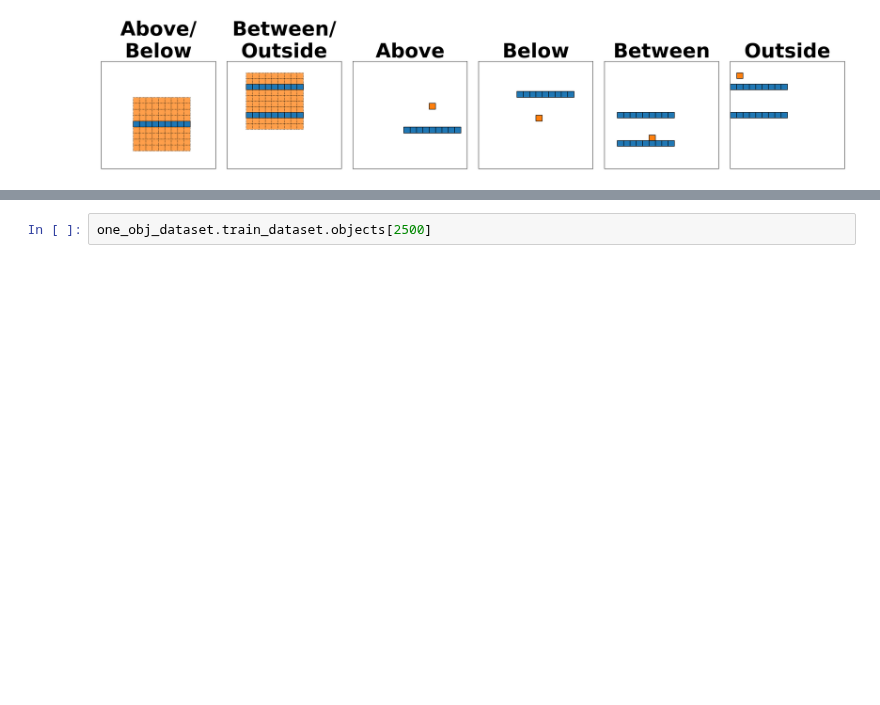
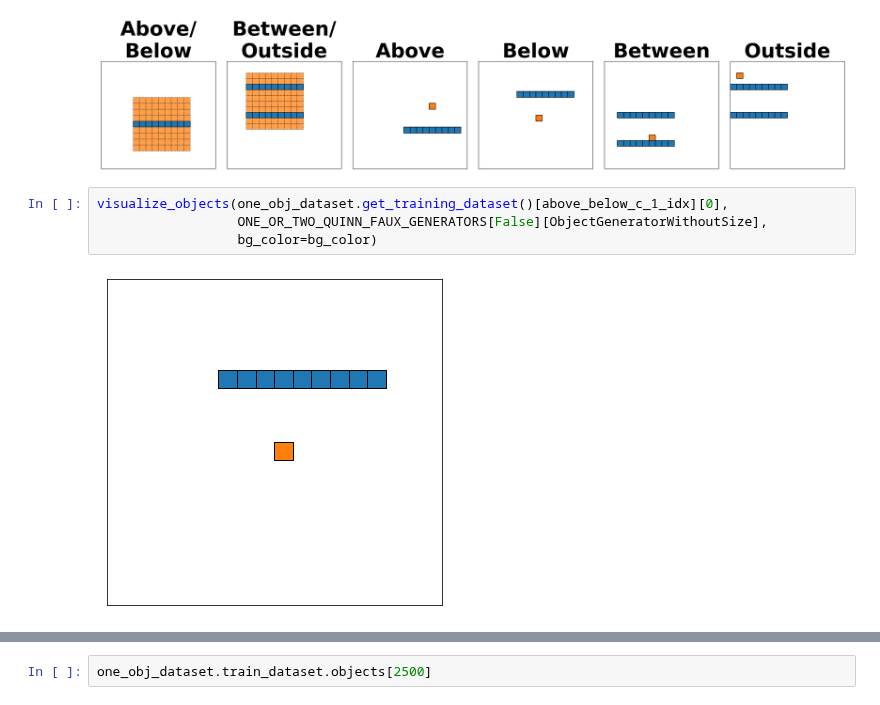
Before and after one commit to guydav/simple-relational-reasoning, a Jupyter notebook: notebooks/QuinnObjectVisualizations.ipynb, the cells around one changed output, grey strips where cells are left out. Drawn from its saved outputs; the diff is of its cells as text; blank space fills up the shorter version.

```diff
--- a/notebooks/QuinnObjectVisualizations.ipynb
+++ b/notebooks/QuinnObjectVisualizations.ipynb
@@ -739,3 +741,9 @@ Figure:
 % \vspace{-.25in}
 \end{wrapfigure}
 [figure]
+# %%
+visualize_objects(one_obj_dataset.get_training_dataset()[above_below_c_1_idx][0],
+                  ONE_OR_TWO_QUINN_FAUX_GENERATORS[False][ObjectGeneratorWithoutSize],
+                  bg_color=bg_color)
+# %% [output]
+[figure, added]
```
Also changed, not shown: parts of 4 cells of this notebook, 21 other files.
